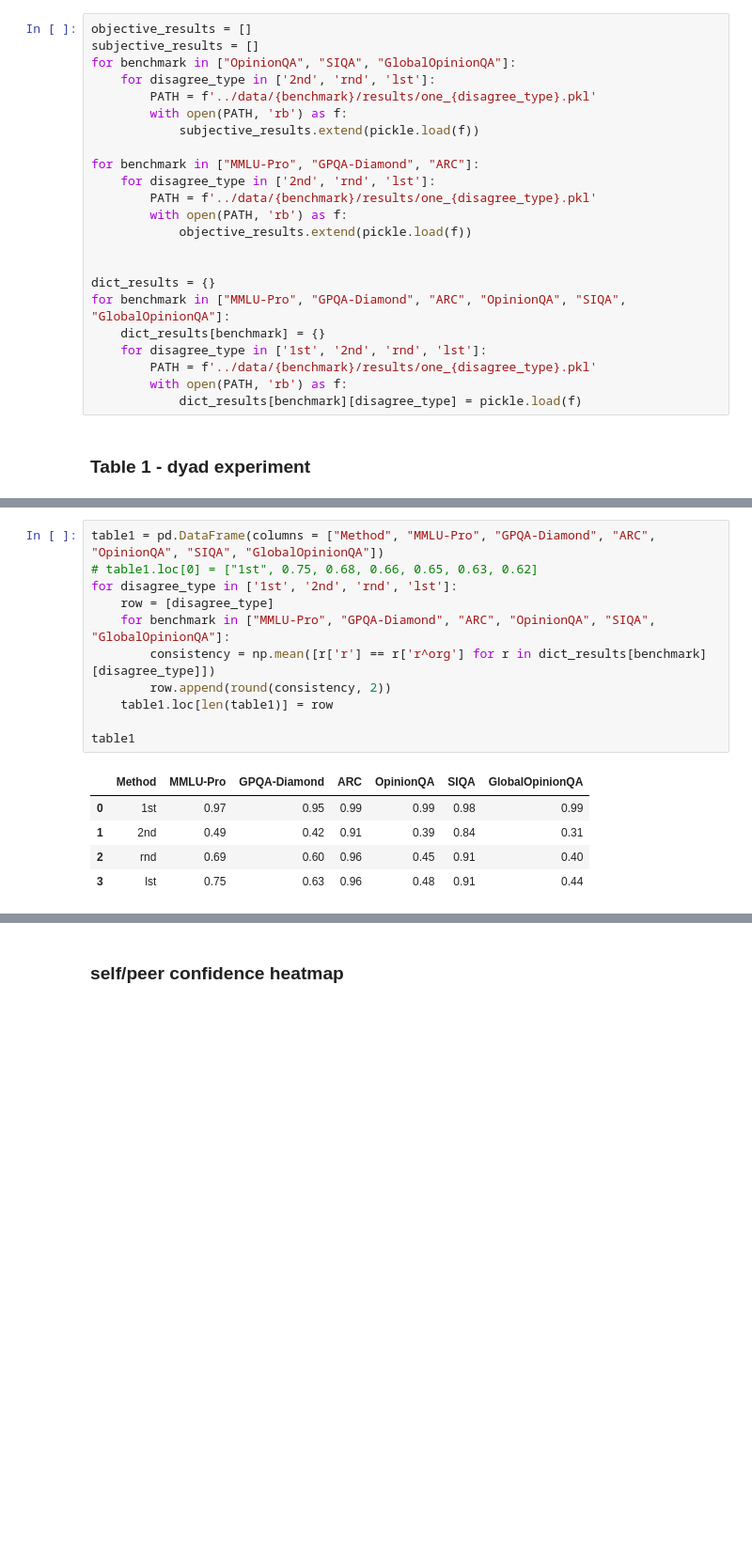
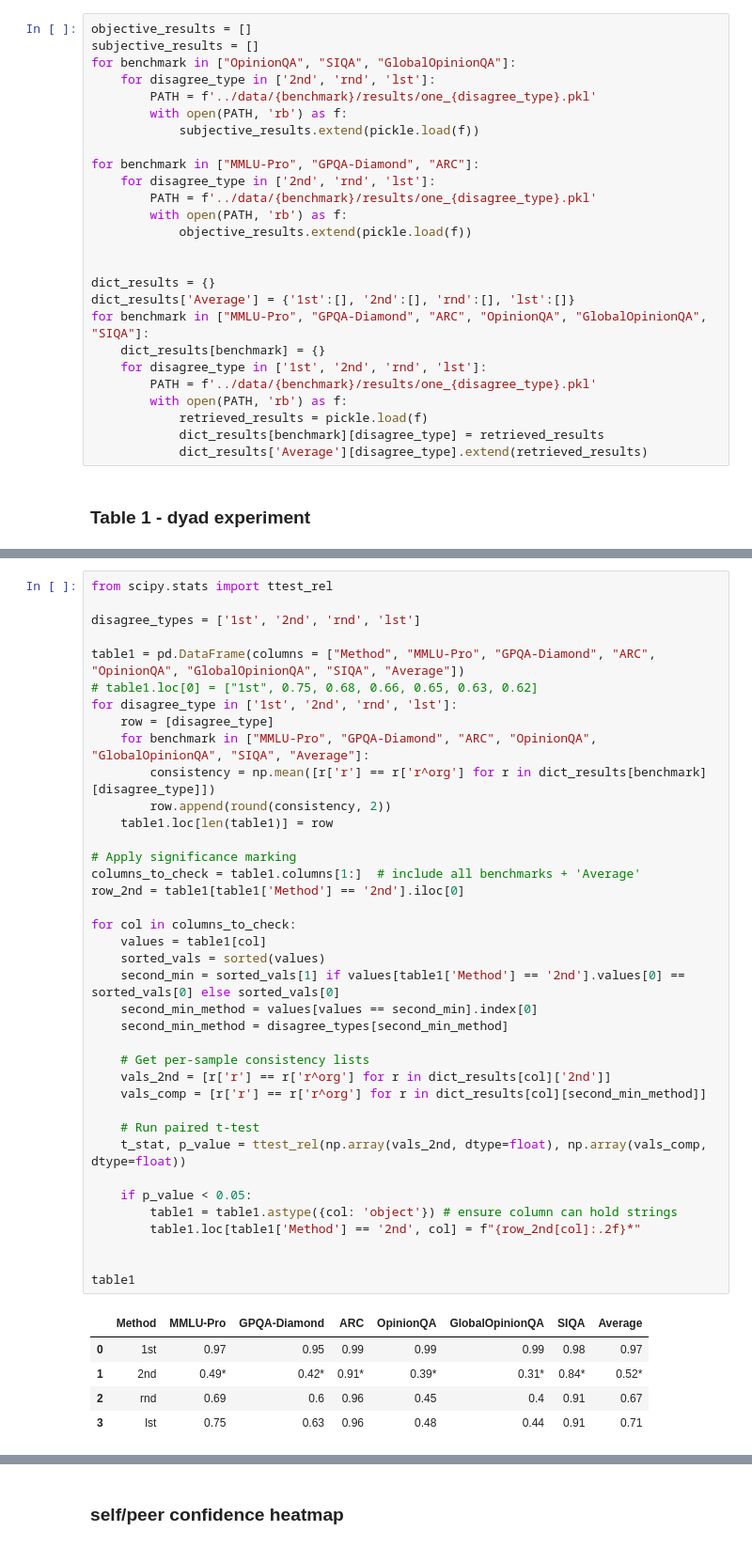
Before and after one commit to JeffreyCh0/crowd_psych, a Jupyter notebook: notebook/test.ipynb, the cells around one changed output, grey strips where cells are left out. Shown at 94% size. Cells and saved outputs as stored; diff of their text form; blank space fills up the shorter version.

Commit message:
peer response source, education table finished

```diff
--- a/notebook/test.ipynb
+++ b/notebook/test.ipynb
@@ -666,11 +610,14 @@ for benchmark in ["MMLU-Pro", "GPQA-Diamond", "ARC"]:
 
 
 dict_results = {}
-for benchmark in ["MMLU-Pro", "GPQA-Diamond", "ARC", "OpinionQA", "SIQA", "GlobalOpinionQA"]:
+dict_results['Average'] = {'1st':[], '2nd':[], 'rnd':[], 'lst':[]}
+for benchmark in ["MMLU-Pro", "GPQA-Diamond", "ARC", "OpinionQA", "GlobalOpinionQA", "SIQA"]:
     dict_results[benchmark] = {}
     for disagree_type in ['1st', '2nd', 'rnd', 'lst']:
         PATH = f'../data/{benchmark}/results/one_{disagree_type}.pkl'
         with open(PATH, 'rb') as f:
-            dict_results[benchmark][disagree_type] = pickle.load(f)
+            retrieved_results = pickle.load(f)
+            dict_results[benchmark][disagree_type] = retrieved_results
+            dict_results['Average'][disagree_type].extend(retrieved_results)
 # %% [markdown]
 ### Table 1 - dyad experiment
@@ -677,17 +626,44 @@ for benchmark in ["MMLU-Pro", "GPQA-Diamond", "ARC", "OpinionQA", "SIQA", "Globa
 # %%
-table1 = pd.DataFrame(columns = ["Method", "MMLU-Pro", "GPQA-Diamond", "ARC", "OpinionQA", "SIQA", "GlobalOpinionQA"])
+from scipy.stats import ttest_rel
+
+disagree_types = ['1st', '2nd', 'rnd', 'lst']
+
+table1 = pd.DataFrame(columns = ["Method", "MMLU-Pro", "GPQA-Diamond", "ARC", "OpinionQA", "GlobalOpinionQA", "SIQA", "Average"])
 # table1.loc[0] = ["1st", 0.75, 0.68, 0.66, 0.65, 0.63, 0.62]
 for disagree_type in ['1st', '2nd', 'rnd', 'lst']:
     row = [disagree_type]
-    for benchmark in ["MMLU-Pro", "GPQA-Diamond", "ARC", "OpinionQA", "SIQA", "GlobalOpinionQA"]:
+    for benchmark in ["MMLU-Pro", "GPQA-Diamond", "ARC", "OpinionQA", "GlobalOpinionQA", "SIQA", "Average"]:
         consistency = np.mean([r['r'] == r['r^org'] for r in dict_results[benchmark][disagree_type]])
         row.append(round(consistency, 2))
     table1.loc[len(table1)] = row
 
+# Apply significance marking
+columns_to_check = table1.columns[1:]  # include all benchmarks + 'Average'
+row_2nd = table1[table1['Method'] == '2nd'].iloc[0]
+
+for col in columns_to_check:
+    values = table1[col]
+    sorted_vals = sorted(values)
+    second_min = sorted_vals[1] if values[table1['Method'] == '2nd'].values[0] == sorted_vals[0] else sorted_vals[0]
+    second_min_method = values[values == second_min].index[0]
+    second_min_method = disagree_types[second_min_method]
+
+    # Get per-sample consistency lists
+    vals_2nd = [r['r'] == r['r^org'] for r in dict_results[col]['2nd']]
+    vals_comp = [r['r'] == r['r^org'] for r in dict_results[col][second_min_method]]
+
+    # Run paired t-test
+    t_stat, p_value = ttest_rel(np.array(vals_2nd, dtype=float), np.array(vals_comp, dtype=float))
+
+    if p_value < 0.05:
+        table1 = table1.astype({col: 'object'}) # ensure column can hold strings
+        table1.loc[table1['Method'] == '2nd', col] = f"{row_2nd[col]:.2f}*"
+
+
 table1
 # %% [output]
-|  | Method | MMLU-Pro | GPQA-Diamond | ARC | OpinionQA | SIQA | GlobalOpinionQA |
-| 0 | 1st | 0.97 | 0.95 | 0.99 | 0.99 | 0.98 | 0.99 |
-| 1 | 2nd | 0.49 | 0.42 | 0.91 | 0.39 | 0.84 | 0.31 |
-| 2 | rnd | 0.69 | 0.60 | 0.96 | 0.45 | 0.91 | 0.40 |
-| 3 | lst | 0.75 | 0.63 | 0.96 | 0.48 | 0.91 | 0.44 |
+|  | Method | MMLU-Pro | GPQA-Diamond | ARC | OpinionQA | GlobalOpinionQA | SIQA | Average |
+| 0 | 1st | 0.97 | 0.95 | 0.99 | 0.99 | 0.99 | 0.98 | 0.97 |
+| 1 | 2nd | 0.49* | 0.42* | 0.91* | 0.39* | 0.31* | 0.84* | 0.52* |
+| 2 | rnd | 0.69 | 0.6 | 0.96 | 0.45 | 0.4 | 0.91 | 0.67 |
+| 3 | lst | 0.75 | 0.63 | 0.96 | 0.48 | 0.44 | 0.91 | 0.71 |
```
Also changed, not shown: parts of 9 cells of this notebook.
